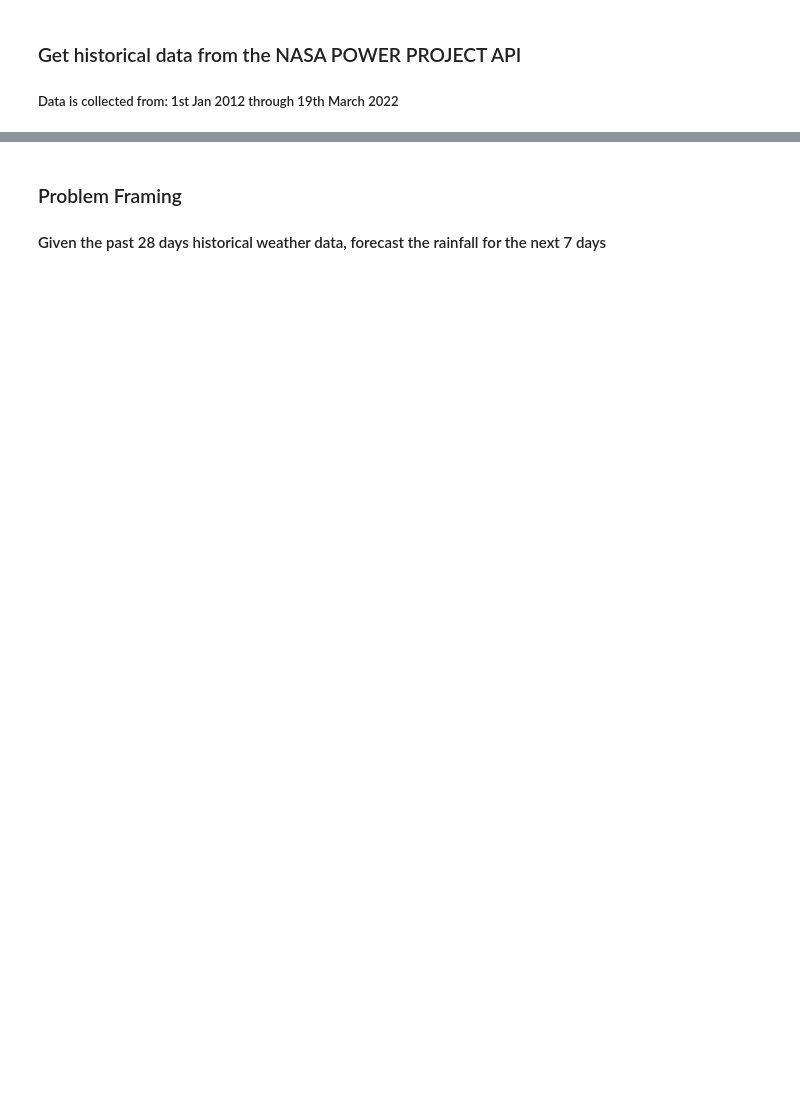
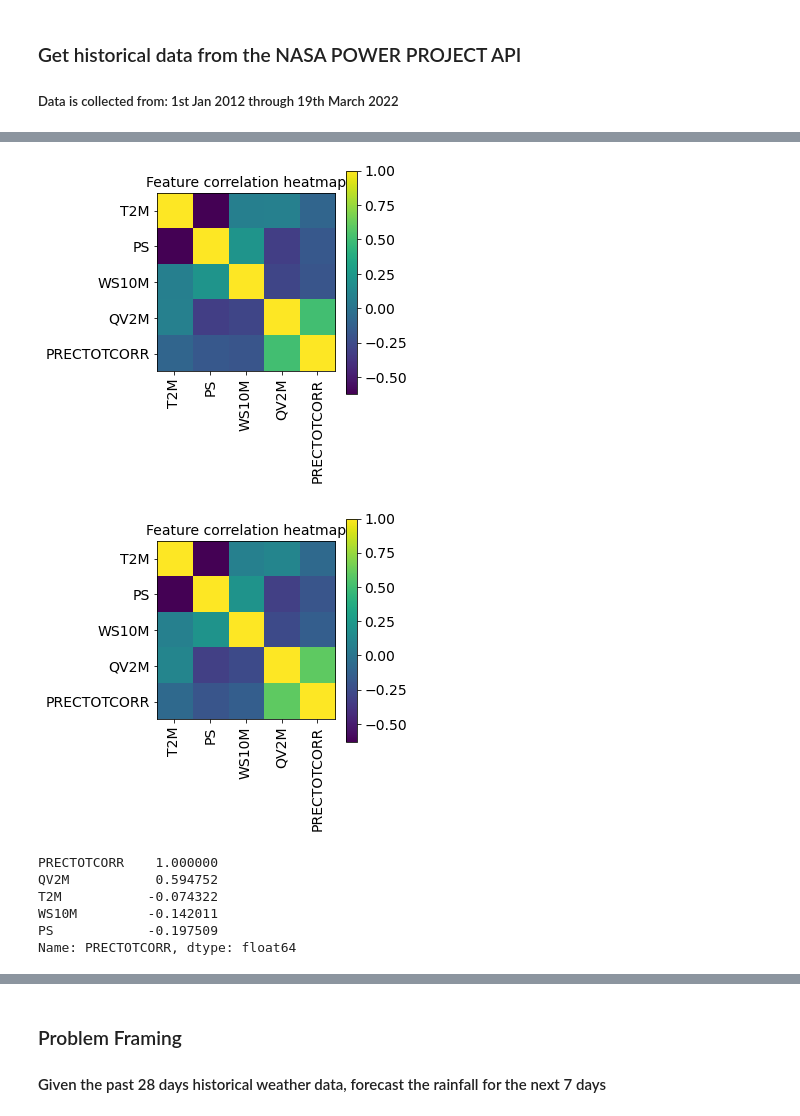
Before and after one commit to bryan-mwas/keras-lstm, a Jupyter notebook: lstm.ipynb, the cells around one changed output, grey strips where cells are left out. Drawn from its saved outputs; the diff is of its cells as text; code cells hidden in the pictures; blank space fills up the shorter version.

```diff
--- a/lstm.ipynb
+++ b/lstm.ipynb
@@ -47,19 +80,30 @@ df.plot.line(figsize=(12, 4), subplots=True)
 # %%
 def show_heatmap(data):
     plt.matshow(data.corr())
     plt.xticks(range(data.shape[1]), data.columns, fontsize=14, rotation=90)
     plt.gca().xaxis.tick_bottom()
     plt.yticks(range(data.shape[1]), data.columns, fontsize=14)
 
     cb = plt.colorbar()
     cb.ax.tick_params(labelsize=14)
     plt.title("Feature correlation heatmap", fontsize=14)
     plt.show()
 
 show_heatmap(df)
+show_heatmap(df_without_outliers)
+# %% [output]
+[figure, added]
+[figure, added]
 # %%
-correlation = df.corr()
+correlation = df_without_outliers.corr()
 print(correlation['PRECTOTCORR'].sort_values(ascending = False),'\n')
+# %% [output]
+PRECTOTCORR    1.000000
+QV2M           0.594752
+T2M           -0.074322
+WS10M         -0.142011
+PS            -0.197509
+Name: PRECTOTCORR, dtype: float64
 # %%
 for i in ['WS10M', 'T2M', 'PS', 'QV2M']:
     df.plot.scatter(x=i, y='PRECTOTCORR')
```
Also changed, not shown: parts of 28 cells of this notebook, 1 other file.
